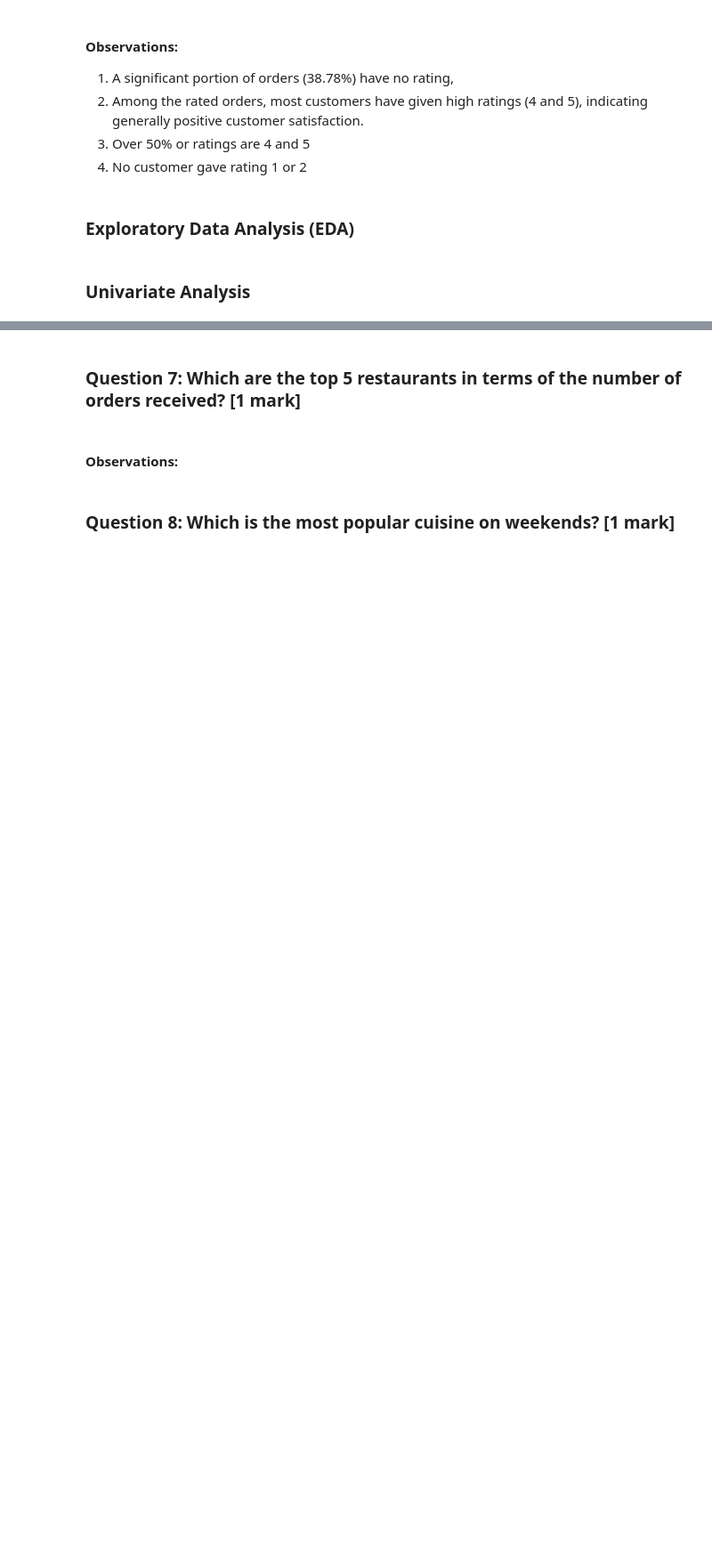
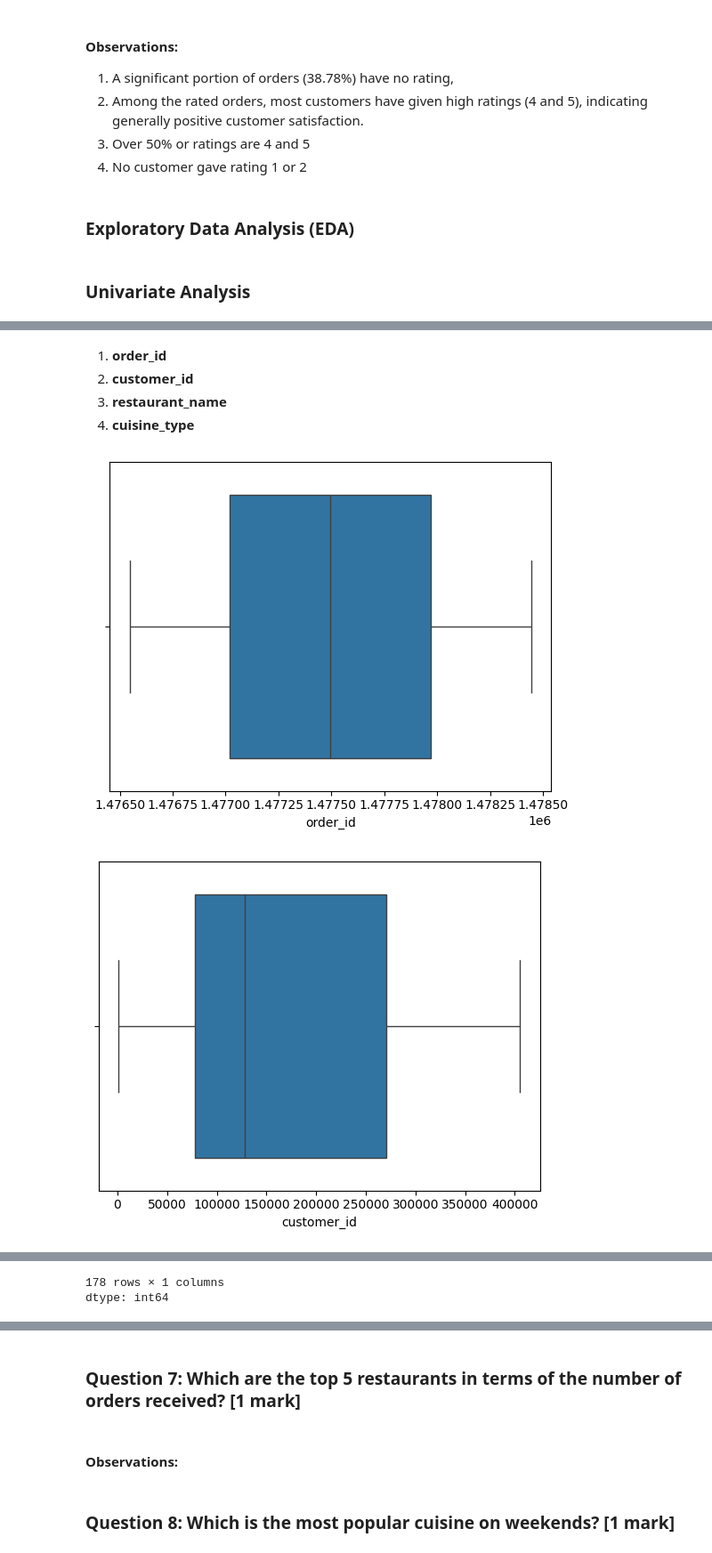
Before and after one commit to click2shivesh/shivesh-uta-aiml-py, a Jupyter notebook: Foodhub-Assignment-DataAnalysis-AIML-Notebook.ipynb, the cells around one changed output, grey strips where cells are left out. Shown at 89% size. Drawn from its saved outputs; the diff is of its cells as text; code cells hidden in the pictures; blank space fills up the shorter version.

```diff
--- a/Foodhub-Assignment-DataAnalysis-AIML-Notebook.ipynb
+++ b/Foodhub-Assignment-DataAnalysis-AIML-Notebook.ipynb
@@ -292,0 +332,26 @@ Not Given  736       38.78
+# %% [markdown]
+1. **order_id**
+2. **customer_id**
+3. **restaurant_name**
+4. **cuisine_type**
+# %%
+# Write the code here
+# order_id
+sns.boxplot(data=df, x='order_id')  # Generates a boxplot using seaborn (sns) for the 'order_id' column in the DataFrame (df)
+plt.show()  # Displays the generated boxplot
+
+# customer_id
+sns.boxplot(data=df, x='customer_id')  # Creates a boxplot using Seaborn (sns) for the 'customer_id' column in the DataFrame (df)
+plt.show()  # Displays the generated boxplot
+
+# cuisine_type
+sns.countplot(data=df, x='cuisine_type')  # Creates a countplot using Seaborn (sns) for the 'cuisine_type' column in the DataFrame (df)
+plt.xticks(rotation=90)  # Rotates the x-axis labels by 90 degrees for better readability
+plt.show()  # Displays the generated countplot
+
+# restaurant_name
+df['restaurant_name'].nunique()
+df['restaurant_name'].value_counts()
+# %% [output]
+[figure, added]
+[figure, added]
@@ -292,0 +372,2 @@ Not Given  736       38.78
+178 rows × 1 columns
+dtype: int64
```
Also changed, not shown: parts of 7 cells of this notebook.
